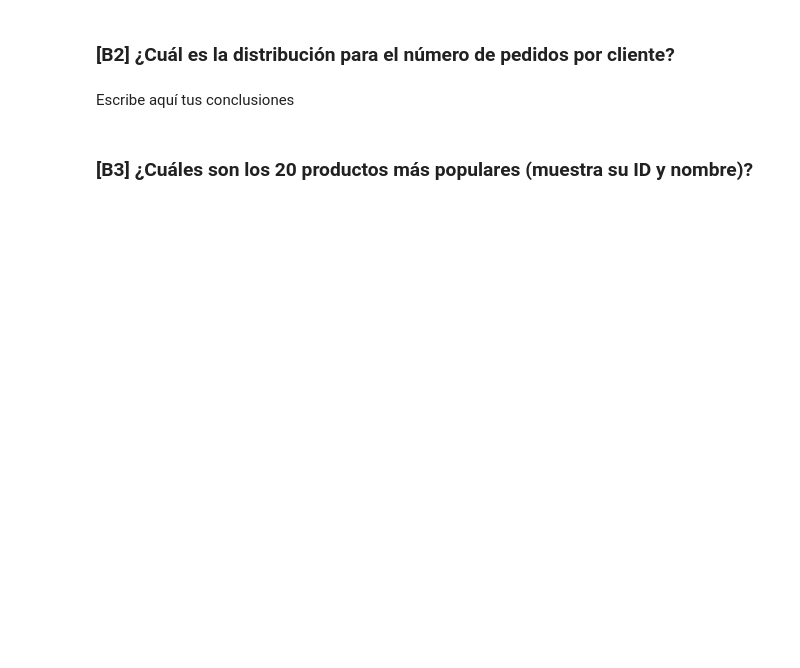
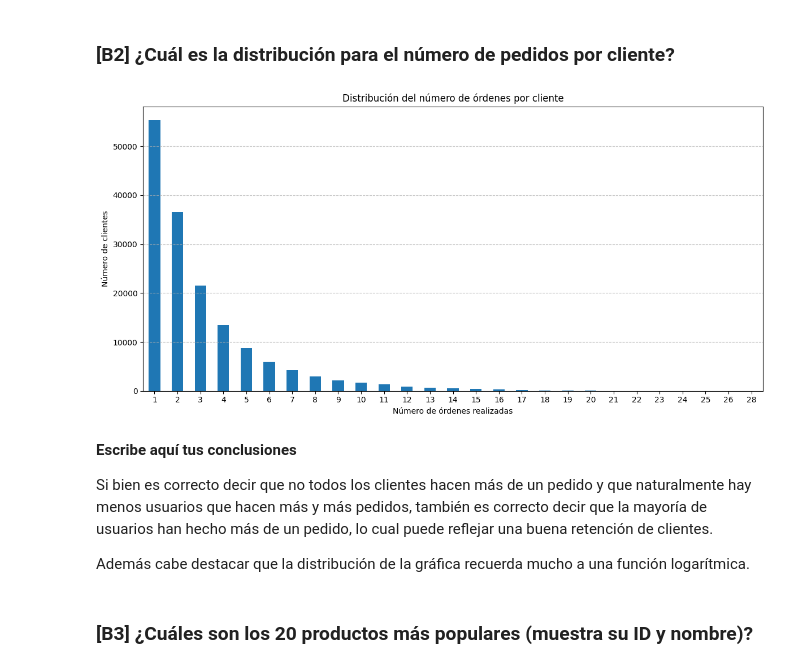
Before and after one commit to RulasBoy/TripleTen-Bootcamp, a Jupyter notebook: Sprint 4/Sprint 4.ipynb, the cells around one changed output. Saved outputs shown, nothing was run; the diff lists cells and outputs as text; code cells hidden in the pictures; blank space fills up the shorter version.

```diff
--- a/Sprint 4/Sprint 4.ipynb
+++ b/Sprint 4/Sprint 4.ipynb
@@ -751,6 +780,31 @@ Escribe aquí tus conclusiones
 # %% [markdown]
 ### [B2] ¿Cuál es la distribución para el número de pedidos por cliente?
+# %%
+# Calcular cuántas órdenes hizo cada cliente
+ordenes_por_usuario = df_orders['user_id'].value_counts()
+
+# Calcular cuántos clientes hicieron cierto número de órdenes
+ordenes_por_usuario = ordenes_por_usuario.value_counts().sort_index()
+# %%
+# Graficar
+ordenes_por_usuario.plot(
+    kind='bar',
+    figsize=(12, 6),
+    title='Distribución del número de órdenes por cliente',
+    xlabel='Número de órdenes realizadas',
+    ylabel='Número de clientes',
+    rot=0
+)
+plt.grid(axis='y', linestyle='--', alpha=0.7)
+plt.tight_layout()
+plt.show()
+# %% [output]
+[figure, added]
 # %% [markdown]
-Escribe aquí tus conclusiones
+**Escribe aquí tus conclusiones**
+
+Si bien es correcto decir que no todos los clientes hacen más de un pedido y que naturalmente hay menos usuarios que hacen más y más pedidos, también es correcto decir que la mayoría de usuarios han hecho más de un pedido, lo cual puede reflejar una buena retención de clientes.
+
+Además cabe destacar que la distribución de la gráfica recuerda mucho a una función logarítmica.
 # %% [markdown]
 ### [B3] ¿Cuáles son los 20 productos más populares (muestra su ID y nombre)?
```
Also changed, not shown: parts of 29 cells of this notebook.
